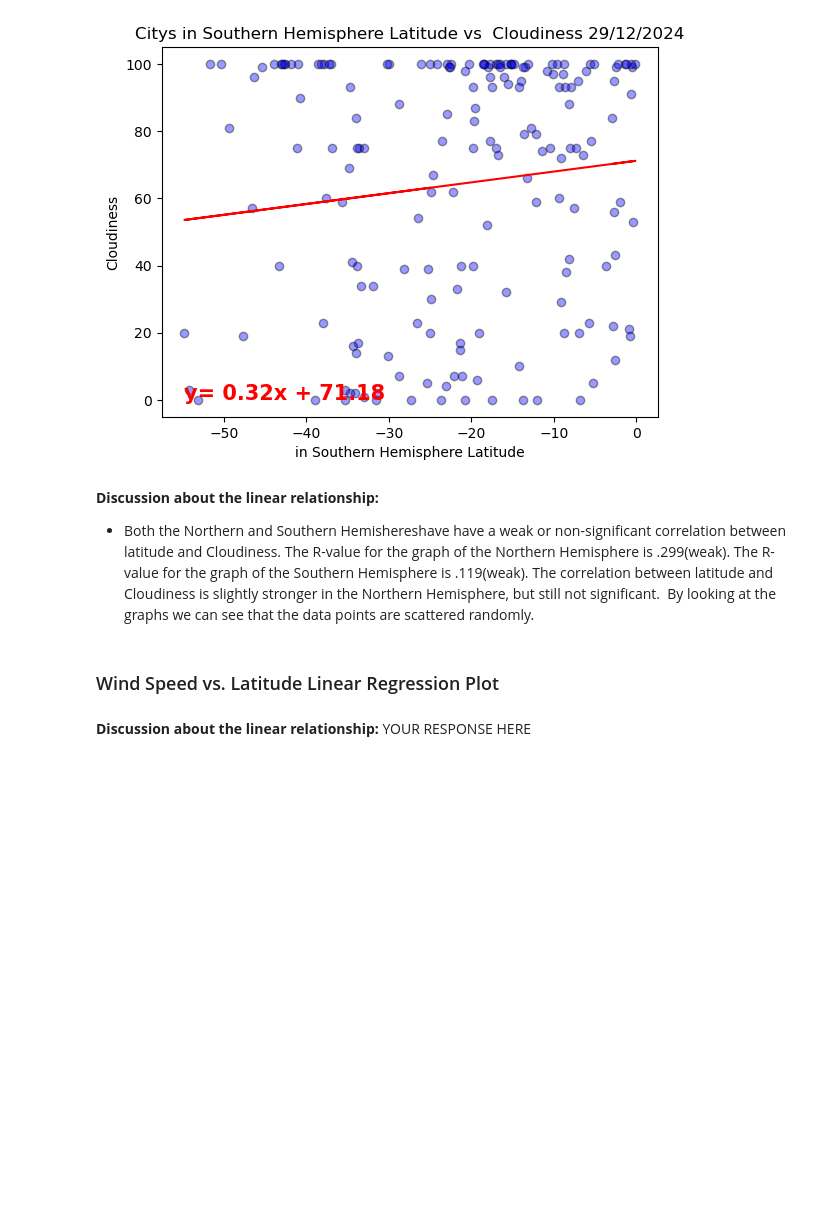
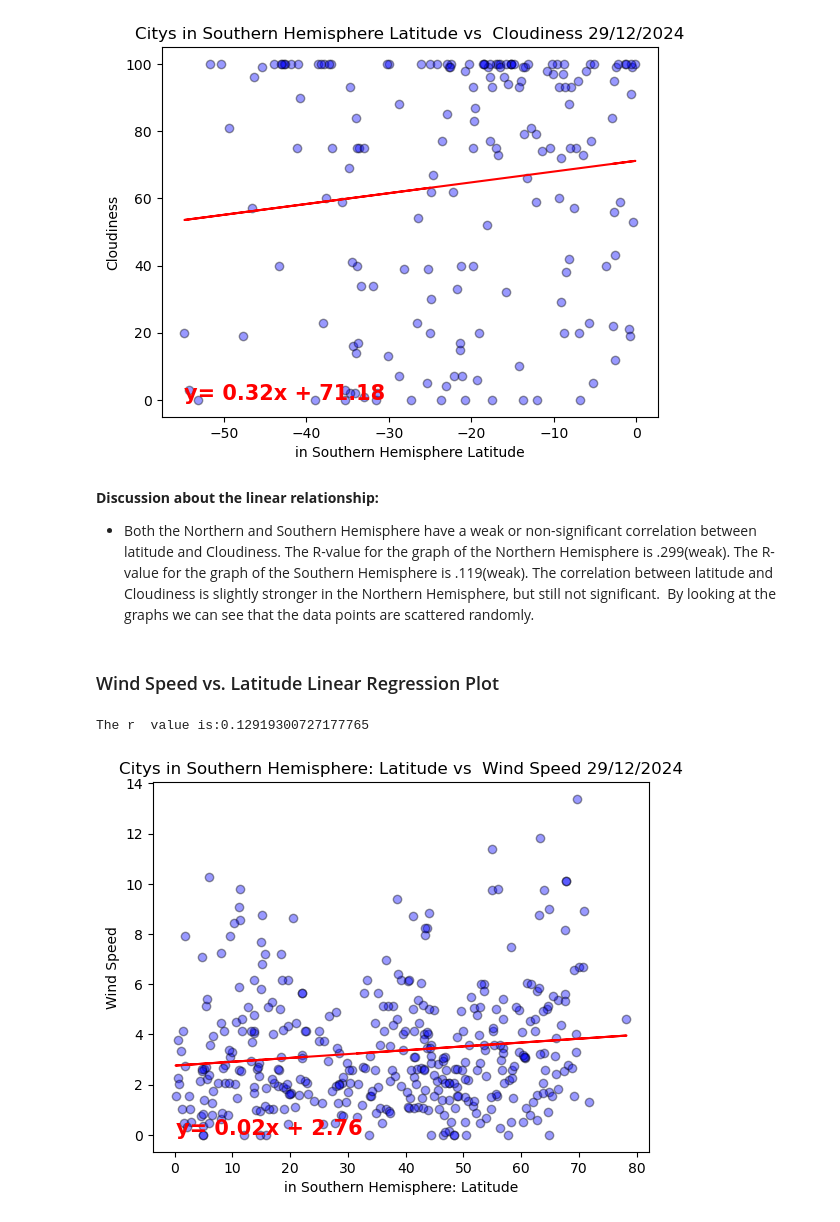
Before and after one commit to M-Soriano/python-api-challenge, a Jupyter notebook: WeatherPy.ipynb, the cells around one changed output. Saved outputs shown, nothing was run; the diff lists cells and outputs as text; code cells hidden in the pictures; blank space fills up the shorter version.

```diff
--- a/WeatherPy.ipynb
+++ b/WeatherPy.ipynb
@@ -399,6 +399,6 @@ The r  value is:0.1193190050622425
 [figure]
 # %% [markdown]
 **Discussion about the linear relationship:**
-* Both the Northern and Southern Hemishereshave have a weak or non-significant correlation between latitude and Cloudiness. The R-value for the graph of the Northern Hemisphere is .299(weak). The R-value for the graph of the Southern Hemisphere is .119(weak). The correlation between latitude and Cloudiness is slightly stronger in the Northern  Hemisphere, but still not significant.  By looking at the graphs we can see that the data points are scattered randomly.
+* Both the Northern and Southern Hemisphere have a weak or non-significant correlation between latitude and Cloudiness. The R-value for the graph of the Northern Hemisphere is .299(weak). The R-value for the graph of the Southern Hemisphere is .119(weak). The correlation between latitude and Cloudiness is slightly stronger in the Northern  Hemisphere, but still not significant.  By looking at the graphs we can see that the data points are scattered randomly.
 # %% [markdown]
 ### Wind Speed vs. Latitude Linear Regression Plot
@@ -411,2 +405,10 @@ The r  value is:0.1193190050622425
-# %% [markdown]
-**Discussion about the linear relationship:** YOUR RESPONSE HERE
+# %%
+# Northern Hemisphere
+x= northern_hemi_df["Lat"]
+y= northern_hemi_df["Wind Speed"]
+
+
+lrp(x,y, "in Southern Hemisphere: Latitude","Wind Speed")
+# %% [output]
+The r  value is:0.12919300727177765
+[figure, added]
```
Also changed, not shown: parts of 5 cells of this notebook.
